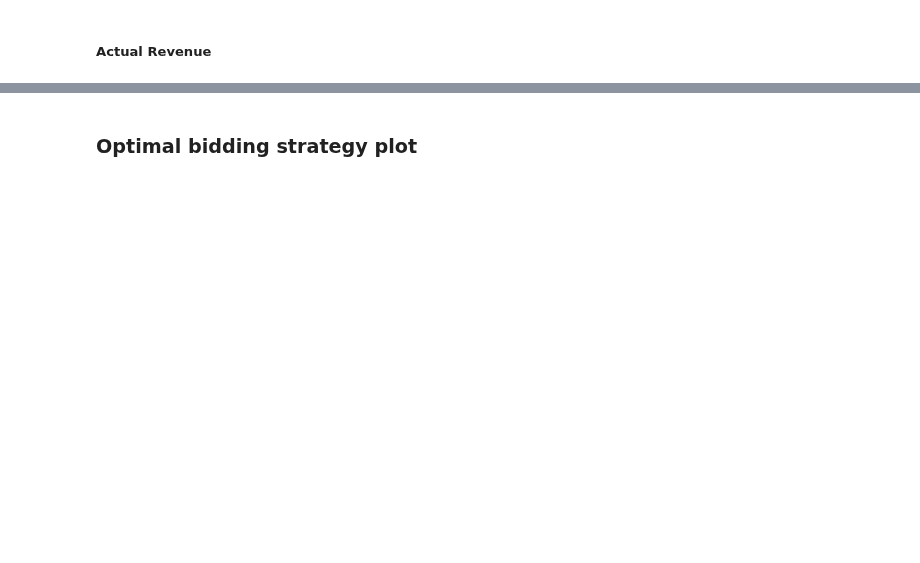
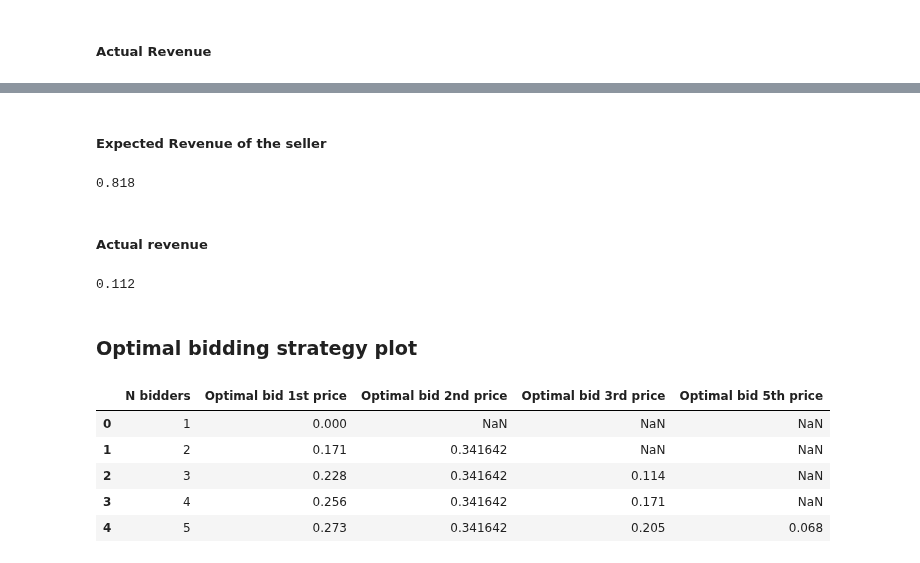
Before and after one commit to NumEconCopenhagen/projects-2019-wms, a Jupyter notebook: modelproject/modelproject.ipynb, the cells around one changed output, grey strips where cells are left out. Saved outputs shown, nothing was run; the diff lists cells and outputs as text; code cells hidden in the pictures; blank space fills up the shorter version.

```diff
--- a/modelproject/modelproject.ipynb
+++ b/modelproject/modelproject.ipynb
@@ -164,2 +198,48 @@ payoff(bid = bid, highest_bid = highest_bid, k_highest_bid = second_highest_bid)
+# %% [markdown]
+##### Expected Revenue of the seller
+# %%
+expected_revenue = functions.expected_revenue_uniform(a = a, b = b, n = n)
+expected_revenue
+# %% [output]
+0.818
+# %% [markdown]
+##### Actual revenue
+# %%
+actual_revenue =functions.actual_revenue_uniform(sellers_valuation = sellers_valuation,
+                                                   highest_bid = functions.k_highest_bid(k = 1, all_valuations = all_valuations))
+actual_revenue
+# %% [output]
+0.112
 # %% [markdown]
 ### Optimal bidding strategy plot
+# %%
+number_of_bidders = list(range(1,30)) # Create the first column with the number of bidders (x - axis)
+df = pd.DataFrame(number_of_bidders)
+df = df.rename(index=str, columns={0: "N bidders"})
+
+
+# Adding one column to see how the optimal bidding stategy in a 1st price auction depend on the number of bidders
+df['Optimal bid 1st price'] = functions.opt_bid_k_price(k = 2, a = a, n = df['N bidders'], valuation = valuation)
+
+# Adding one column to see how the optimal bidding stategy in a 2nd price auction depend on the number of bidders
+df['Optimal bid 2nd price'] = valuation
+df['Optimal bid 2nd price'] = np.where(df['N bidders'] > 1, df['Optimal bid 2nd price'], np.nan) # Insert np.nan for bids with less than 2  bidders
+                                                                                                 #(you must have at least2 bidders in a 2nd price auction)
+
+# Adding one column to see how the optimal bidding stategy in a 3rd price auction depend on the number of bidders
+df['Optimal bid 3rd price'] = functions.opt_bid_k_price(k = 3, a = a, n = df['N bidders'], valuation = valuation)
+df['Optimal bid 3rd price'] = np.where(df['N bidders'] > 2, df['Optimal bid 3rd price'], np.nan) # Insert np.nan for bids with less than 3 bidders
+                                                                                                 #(you must have at least3 bidders in a 3rd price auction)
+
+# Adding one column to see how the optimal bidding stategy in a 5th price auction depend on the number of bidders
+df['Optimal bid 5th price'] = functions.opt_bid_k_price(k = 5, a = a, n = df['N bidders'], valuation = valuation)
+df['Optimal bid 5th price'] = np.where(df['N bidders'] > 4, df['Optimal bid 5th price'], np.nan) # Insert np.nan for bids with less than 5 bidders
+                                                                                                 #(you must have at least 5 bidders in a 5th price auction)
+df.head()
+# %% [output]
+|  | N bidders | Optimal bid 1st price | Optimal bid 2nd price | Optimal bid 3rd price | Optimal bid 5th price |
+| 0 | 1 | 0.000 | NaN | NaN | NaN |
+| 1 | 2 | 0.171 | 0.341642 | NaN | NaN |
+| 2 | 3 | 0.228 | 0.341642 | 0.114 | NaN |
+| 3 | 4 | 0.256 | 0.341642 | 0.171 | NaN |
+| 4 | 5 | 0.273 | 0.341642 | 0.205 | 0.068 |
```
Also changed, not shown: parts of 50 cells of this notebook, 1 other file.
